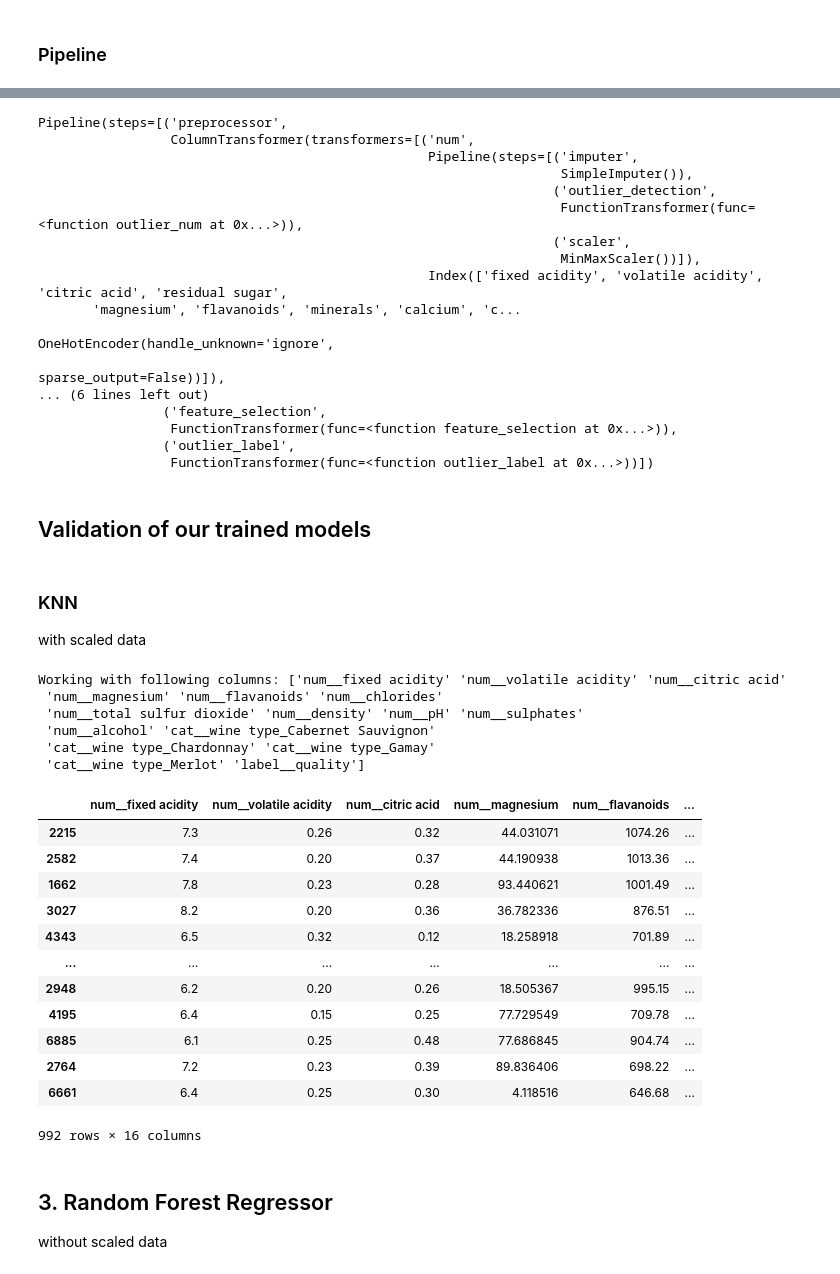
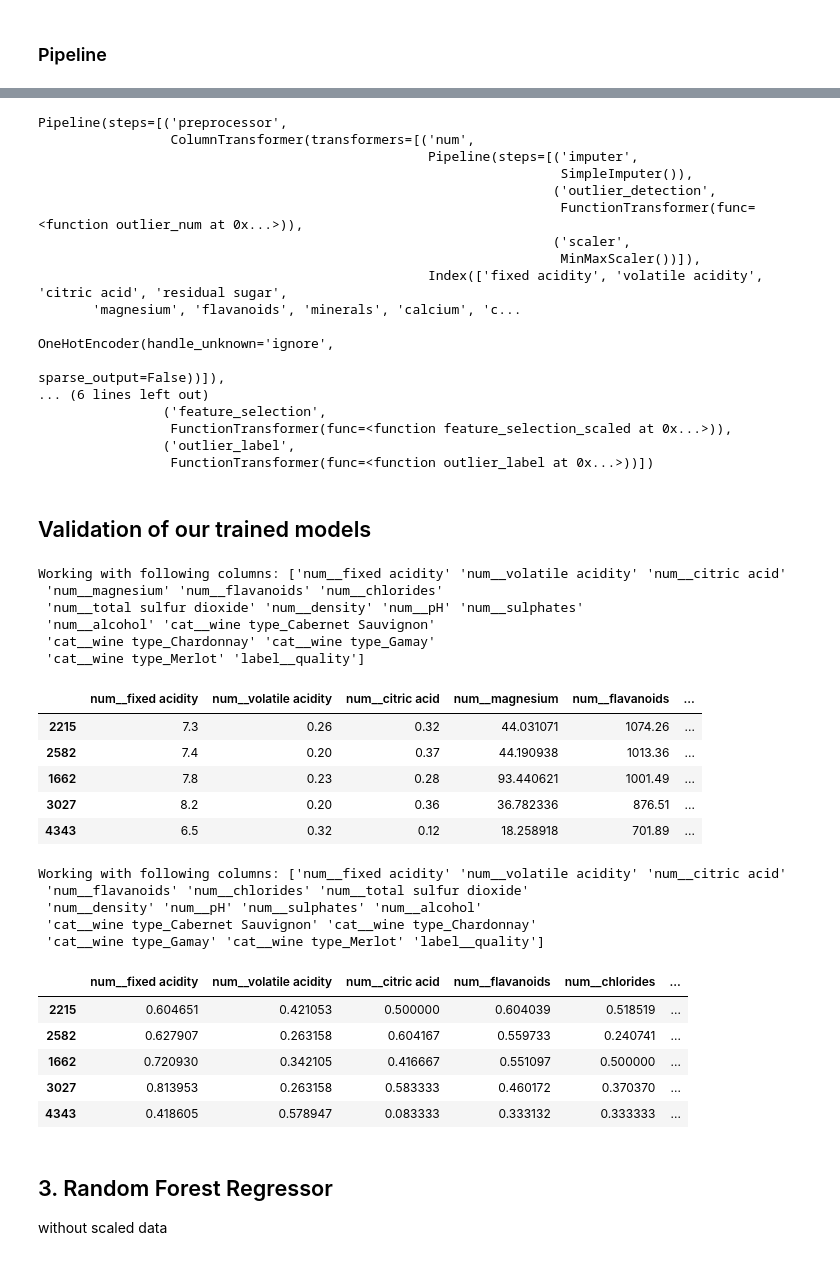
Before and after one commit to kevin-eberhardt/data-science, a Jupyter notebook: notebooks/validation.ipynb, the cells around one changed output, grey strips where cells are left out. Saved outputs shown, nothing was run; the diff lists cells and outputs as text; code cells hidden in the pictures.

```diff
--- a/notebooks/validation.ipynb
+++ b/notebooks/validation.ipynb
@@ -75,6 +75,29 @@ def feature_selection(df, json_file: str = "./task_2/dropped_features.json"):
     print("Working with following columns:", df.columns.values)
     return df
 feature_selection = FunctionTransformer(feature_selection).set_output(transform="pandas")
+# %%
+outlier_detection_label = FunctionTransformer(outlier_label).set_output(transform="pandas")
+outlier_detection = FunctionTransformer(outlier_num).set_output(transform="pandas")
+
+def feature_selection_scaled(df, json_file: str = "./task_2/dropped_features_scaled.json"):
+    try:
+        with open(json_file, 'r') as f:
+            dropped_features = json.load(f)
+    except FileNotFoundError:
+        print(f"File {json_file} not found")
+        return None
+
+    # Find common features between DataFrame columns and dropped features
+    common_features = list(set(df.columns).intersection(dropped_features))
+    if not common_features:
+        print("No dropped features found in the DataFrame.")
+        return df
+
+    # Remove the common features from the DataFrame
+    df = df.drop(common_features, axis=1)
+    print("Working with following columns:", df.columns.values)
+    return df
+feature_selection_scaled = FunctionTransformer(feature_selection_scaled).set_output(transform="pandas")
 # %% [markdown]
 #### Sub-Pipeline: Categorical Features
 # %%
@@ -108,8 +131,9 @@ numeric_pipeline_scaled.steps.append(('scaler', scaler_minmax))
 #### Sub-Pipeline: Label
 # %%
 #pipeline for label
+pass_through = FunctionTransformer().set_output(transform="pandas")
 label_pipeline = Pipeline(steps=[])
-label_pipeline.steps.append(('imputer', numerical_imputer))
+label_pipeline.steps.append(('do_nothing', pass_through))
 # %% [markdown]
 ### Pipeline
 # %%
@@ -155,7 +179,7 @@ preprocessor = ColumnTransformer(
         ('label', label_pipeline, label)
     ]).set_output(transform="pandas")
 cleaning_pipeline_scaled.steps.append(('preprocessor', preprocessor))
-cleaning_pipeline_scaled.steps.append(('feature_selection', feature_selection))
+cleaning_pipeline_scaled.steps.append(('feature_selection', feature_selection_scaled))
 cleaning_pipeline_scaled.steps.append(('outlier_label', outlier_detection_label))
 cleaning_pipeline_scaled
 # %% [output]
@@ -173,39 +197,42 @@ Pipeline(steps=[('preprocessor',
                                                                                  sparse_output=False))]),
 ... (6 lines left out)
                 ('feature_selection',
-                 FunctionTransformer(func=<function feature_selection at 0x...>)),
+                 FunctionTransformer(func=<function feature_selection_scaled at 0x...>)),
                 ('outlier_label',
                  FunctionTransformer(func=<function outlier_label at 0x...>))])
 # %% [markdown]
 ## Validation of our trained models
-# %% [markdown]
-### KNN
-with scaled data
 # %%
 cleaned_data = cleaning_pipeline.fit_transform(df)
-
-#show where label__quality is over 10
-cleaned_data
+cleaned_data.head()
 # %% [output]
 Working with following columns: ['num__fixed acidity' 'num__volatile acidity' 'num__citric acid'
  'num__magnesium' 'num__flavanoids' 'num__chlorides'
  'num__total sulfur dioxide' 'num__density' 'num__pH' 'num__sulphates'
  'num__alcohol' 'cat__wine type_Cabernet Sauvignon'
  'cat__wine type_Chardonnay' 'cat__wine type_Gamay'
  'cat__wine type_Merlot' 'label__quality']
 |  | num__fixed acidity | num__volatile acidity | num__citric acid | num__magnesium | num__flavanoids | ... |
 | 2215 | 7.3 | 0.26 | 0.32 | 44.031071 | 1074.26 | ... |
 | 2582 | 7.4 | 0.20 | 0.37 | 44.190938 | 1013.36 | ... |
 | 1662 | 7.8 | 0.23 | 0.28 | 93.440621 | 1001.49 | ... |
 | 3027 | 8.2 | 0.20 | 0.36 | 36.782336 | 876.51 | ... |
 | 4343 | 6.5 | 0.32 | 0.12 | 18.258918 | 701.89 | ... |
-| ... | ... | ... | ... | ... | ... | ... |
-| 2948 | 6.2 | 0.20 | 0.26 | 18.505367 | 995.15 | ... |
-| 4195 | 6.4 | 0.15 | 0.25 | 77.729549 | 709.78 | ... |
-| 6885 | 6.1 | 0.25 | 0.48 | 77.686845 | 904.74 | ... |
-| 2764 | 7.2 | 0.23 | 0.39 | 89.836406 | 698.22 | ... |
-| 6661 | 6.4 | 0.25 | 0.30 | 4.118516 | 646.68 | ... |
-992 rows × 16 columns
+# %%
+cleaned_data_scaled = cleaning_pipeline_scaled.fit_transform(df)
+cleaned_data_scaled.head()
+# %% [output]
+Working with following columns: ['num__fixed acidity' 'num__volatile acidity' 'num__citric acid'
+ 'num__flavanoids' 'num__chlorides' 'num__total sulfur dioxide'
+ 'num__density' 'num__pH' 'num__sulphates' 'num__alcohol'
+ 'cat__wine type_Cabernet Sauvignon' 'cat__wine type_Chardonnay'
+ 'cat__wine type_Gamay' 'cat__wine type_Merlot' 'label__quality']
+|  | num__fixed acidity | num__volatile acidity | num__citric acid | num__flavanoids | num__chlorides | ... |
+| 2215 | 0.604651 | 0.421053 | 0.500000 | 0.604039 | 0.518519 | ... |
+| 2582 | 0.627907 | 0.263158 | 0.604167 | 0.559733 | 0.240741 | ... |
+| 1662 | 0.720930 | 0.342105 | 0.416667 | 0.551097 | 0.500000 | ... |
+| 3027 | 0.813953 | 0.263158 | 0.583333 | 0.460172 | 0.370370 | ... |
+| 4343 | 0.418605 | 0.578947 | 0.083333 | 0.333132 | 0.333333 | ... |
 # %%
 def run_prediction(df, model_name, scaler=False, dev=False):
 
```
Also changed, not shown: parts of 9 cells of this notebook.
